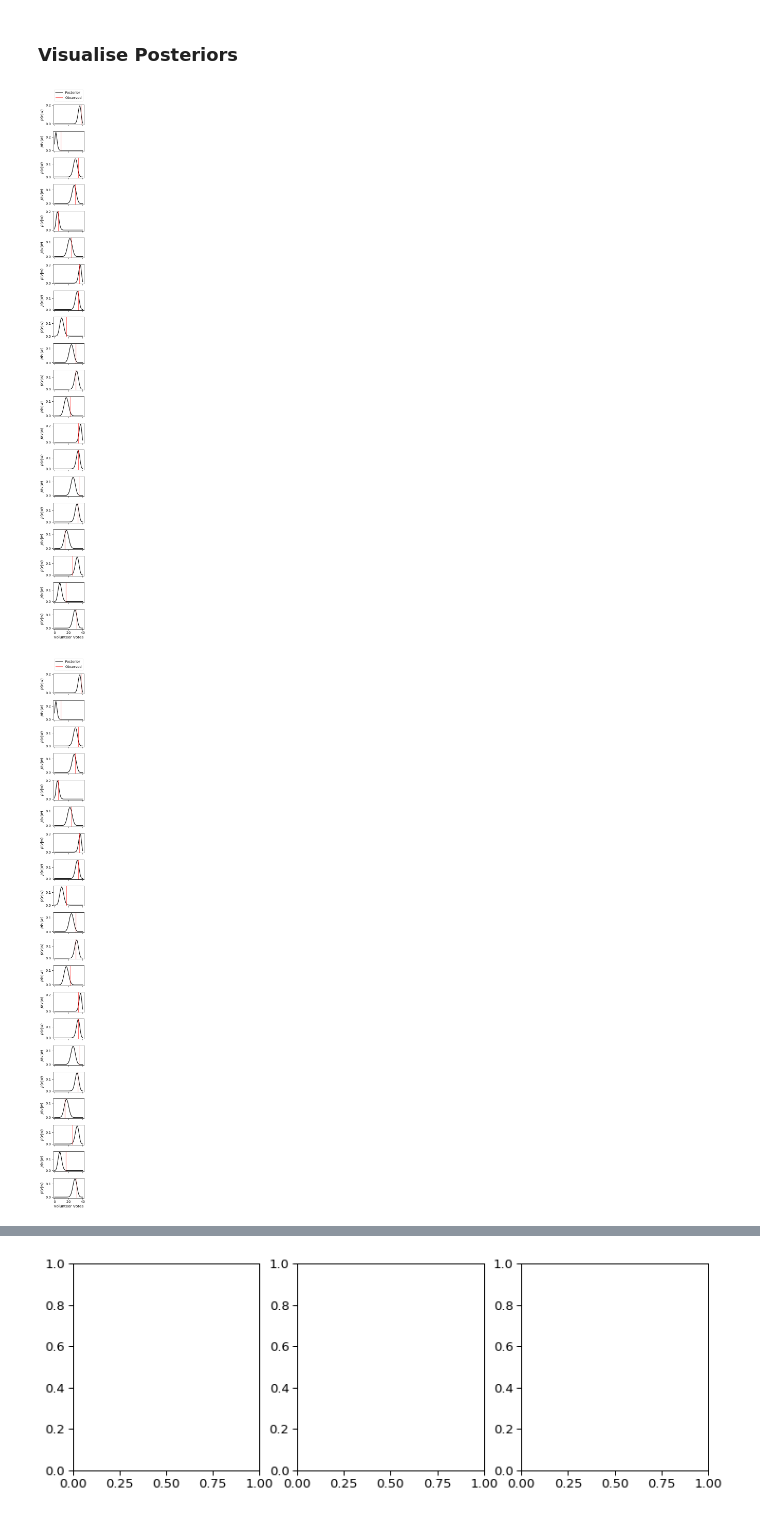
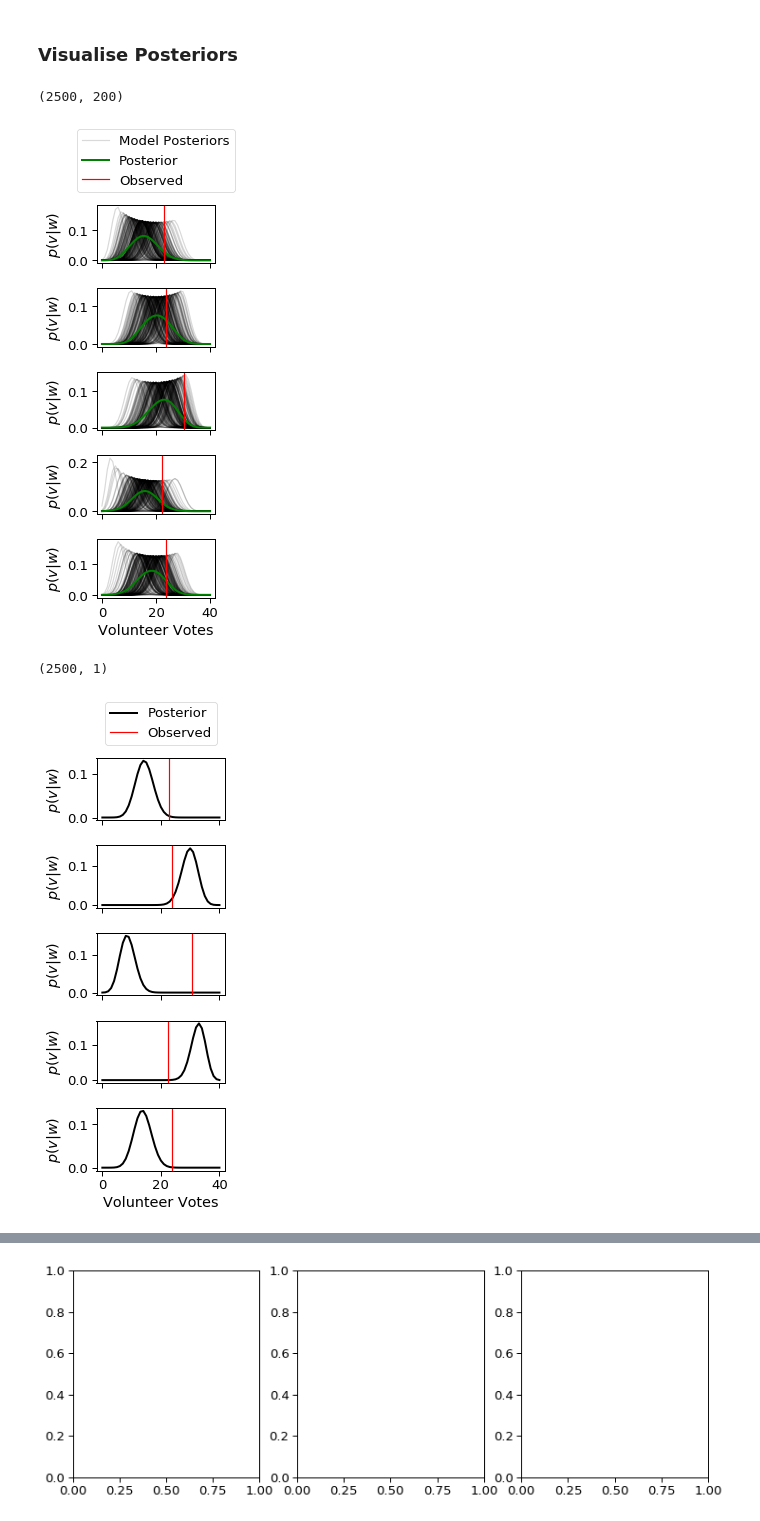
Before and after one commit to colinleach/zoobot, a Jupyter notebook: notebooks/aas_uncertainty.ipynb, the cells around one changed output, grey strips where cells are left out. Saved outputs shown, nothing was run; the diff lists cells and outputs as text; code cells hidden in the pictures.

Commit message:
update notebook with final smooth plots

```diff
--- a/notebooks/aas_uncertainty.ipynb
+++ b/notebooks/aas_uncertainty.ipynb
@@ -130 +124,4 @@ gz2_catalog = pd.read_csv('../data/gz2_classifications_and_subjects.csv', usecol
+# %%
+# gz2 catalog doesn't have nsa, let's merge that in for astro features
+nsa_catalog_loc = '../data/nsa_v1_0_1.fits'
 # %%
@@ -132,6 +138,8 @@ gz2_catalog = pd.read_csv('../data/gz2_classifications_and_subjects.csv', usecol
 # %%
 # nsa_catalog = astropy_utils.astropy_table_to_pandas(Table.read('../data/nsa_v1_0_1.fits'))
-nsa_catalog = Table.read('../data/nsa_v1_0_1.fits')[['RA', 'DEC', 'Z']].to_pandas()
+# for now, let's just load (and rename) the columns we need
+nsa_catalog = Table.read(nsa_catalog_loc)[['RA', 'DEC', 'Z']].to_pandas()
+# sloppy
 nsa_catalog['ra'] = nsa_catalog['RA']
 del nsa_catalog['RA']
 nsa_catalog['dec'] = nsa_catalog['DEC']
@@ -163,0 +168,13 @@ catalog['subject_id'] = catalog['id'].astype(str)
+# %%
+model_name = 'smooth-full'  # update for bars
+# model_name = 'smooth-full-single'  # update for bars
+# Figures will be saved to here
+save_dir = '../analysis/uncertainty/al-binomial/{}'.format(model_name)
+if not os.path.exists(save_dir):
+    os.mkdir(save_dir)
+
+single_model_name = 'smooth-full-single'
+single_save_dir = '../analysis/uncertainty/al-binomial/{}'.format(single_model_name)
+if not os.path.exists(single_save_dir):
+    os.mkdir(single_save_dir)
+assert single_save_dir != save_dir
@@ -163,0 +197,3 @@ catalog['subject_id'] = catalog['id'].astype(str)
+# %%
+images, id_strs, samples = check_uncertainty.calculate_predictions(
+    tfrecord_loc, n_galaxies, results_dir, model_name, inital_size=256, n_samples=1) # normal model name, for path
@@ -197,20 +262,29 @@ def custom_samples(samples, labels):
     )
     fig.tight_layout()
     return fig
+# %%
+sim_model.model.samples.shape
+# %% [output]
+(2500, 200)
 # %%
-selected = slice(0, 20)
+# selected = slice(0, 20)
 # selected = [1, 2, 6, 7, 9]
 # selected = [2, 3, 4, 5, 6, 7, 8, 9, 12, 13, 14, 17, 18]
 # selected = [2, 3, 4, 5, 6]
+selected = slice(20, 15, -1)
 
 fig = custom_samples(np.array(sim_model.model.samples)[selected, :], np.array(sim_model.labels)[selected])
 # %% [output]
-[figure, old version]
+[figure, new version]
 # %%
 # fig.savefig(os.path.join(save_dir, 'many_samples.png'))
+# %%
+single_sim_model.model.samples.shape
+# %% [output]
+(2500, 1)
 # %%
-fig = custom_samples(np.array(sim_model.model.samples[selected, :1]), np.array(sim_model.labels[selected]))
+fig = custom_samples(np.array(single_sim_model.model.samples[selected, :]), np.array(sim_model.labels[selected]))
 # %% [output]
-[figure, old version]
+[figure, new version]
 # %%
 # fig.savefig(os.path.join(save_dir, 'one_sample.png'))
```
Also changed, not shown: parts of 69 cells of this notebook, 1 other file.
